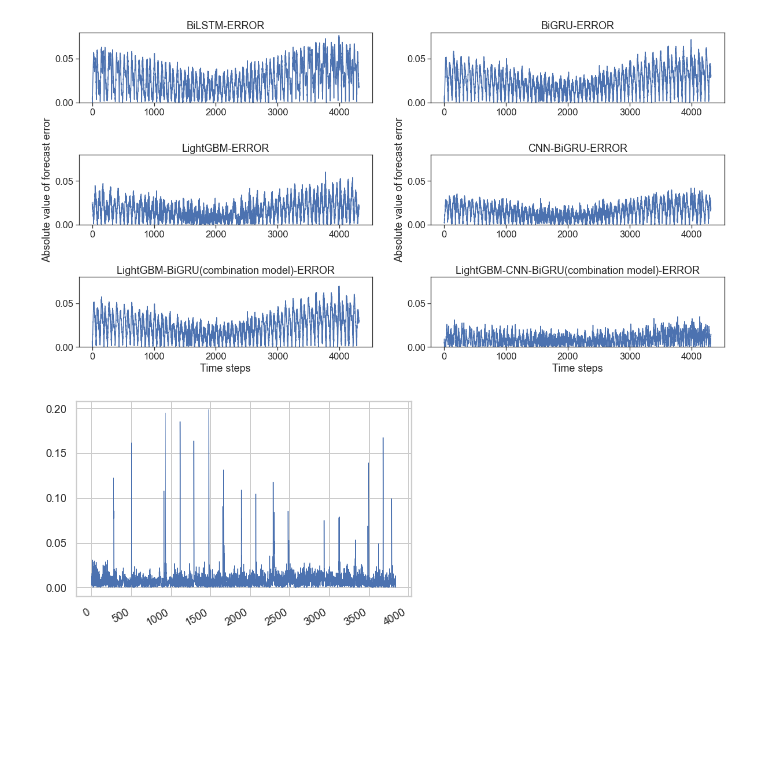
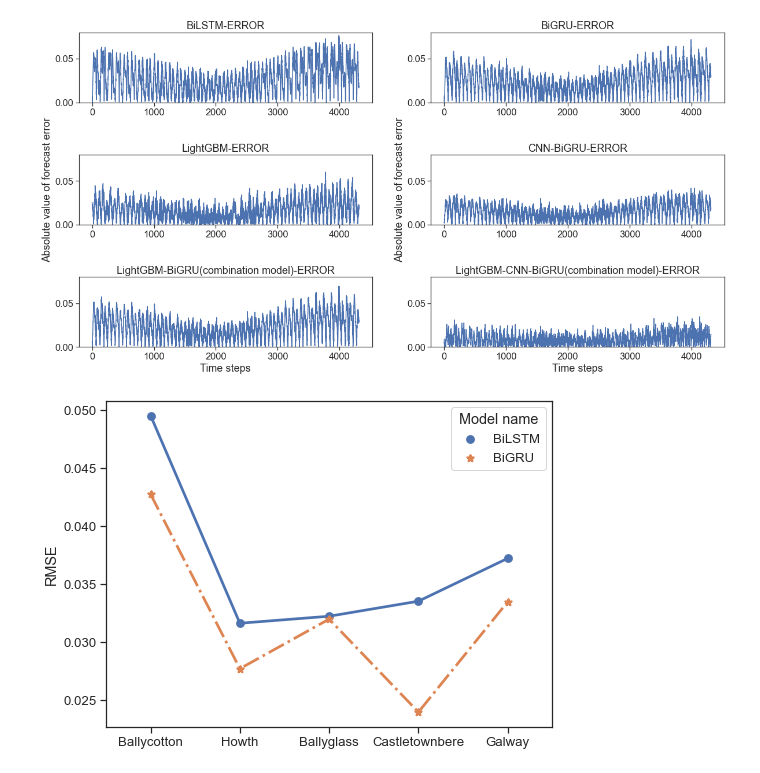
Before and after one commit to suye0620/TidalPrediction, a Jupyter notebook: plot.ipynb, the cells around one changed output. Drawn from its saved outputs; the diff is of its cells as text; code cells hidden in the pictures; blank space fills up the shorter version.

```diff
--- a/plot.ipynb
+++ b/plot.ipynb
@@ -76,13 +76,23 @@ sns.lineplot(x=range(len(LossGRU)),y=LossLightGBM_CNNBiGRU[LossLightGBM_CNNBiGRU
 fig.savefig("./plot/error-plot",dpi=400)
 # %% [output]
 [figure]
-# %%
-fig = plt.figure()
-ax = fig.add_subplot(1,1,1)
-sns.set_theme(style="whitegrid")
-# dataPlot = df_Ballycotton.loc[:,"Water_Level_LAT"]
-sns.lineplot(x=range(len(Seires1[Seires1<0.2])),y=Seires1[Seires1<0.2], palette="tab10", linewidth=0.5,ax=ax)
-# 将x轴斜过来显示更好看
-fig.autofmt_xdate()
-# %% [output]
-[figure, removed]
+# %%
+df_compare = pd.read_csv("./result/组合模型结果.csv")
+# %%
+df_compare1 = df_compare[(df_compare['Model name'] == 'BiGRU')|(df_compare['Model name'] == 'BiLSTM')]
+# %%
+# 创建画布
+fig = plt.figure(figsize=(8,6))
+ax1 = fig.add_subplot(1,1,1)
+sns.set_theme(style="white")
+sns.set(context='notebook', style='ticks', font_scale=1.2)
+
+
+sns.pointplot(x='Port name',y='RMSE',hue='Model name',data=df_compare1,ax=ax1,markers=['o','*'],linestyles=['-','-.'])
+ax1.set_ylabel('RMSE')
+ax1.set_xlabel('')
+# 将x轴斜过来显示更好看
+# fig.autofmt_xdate()
+fig.savefig("./plot/RMSE.png",dpi=400)
+# %% [output]
+[figure, added]
```
Also changed, not shown: parts of 2 cells of this notebook, 14 other files.
